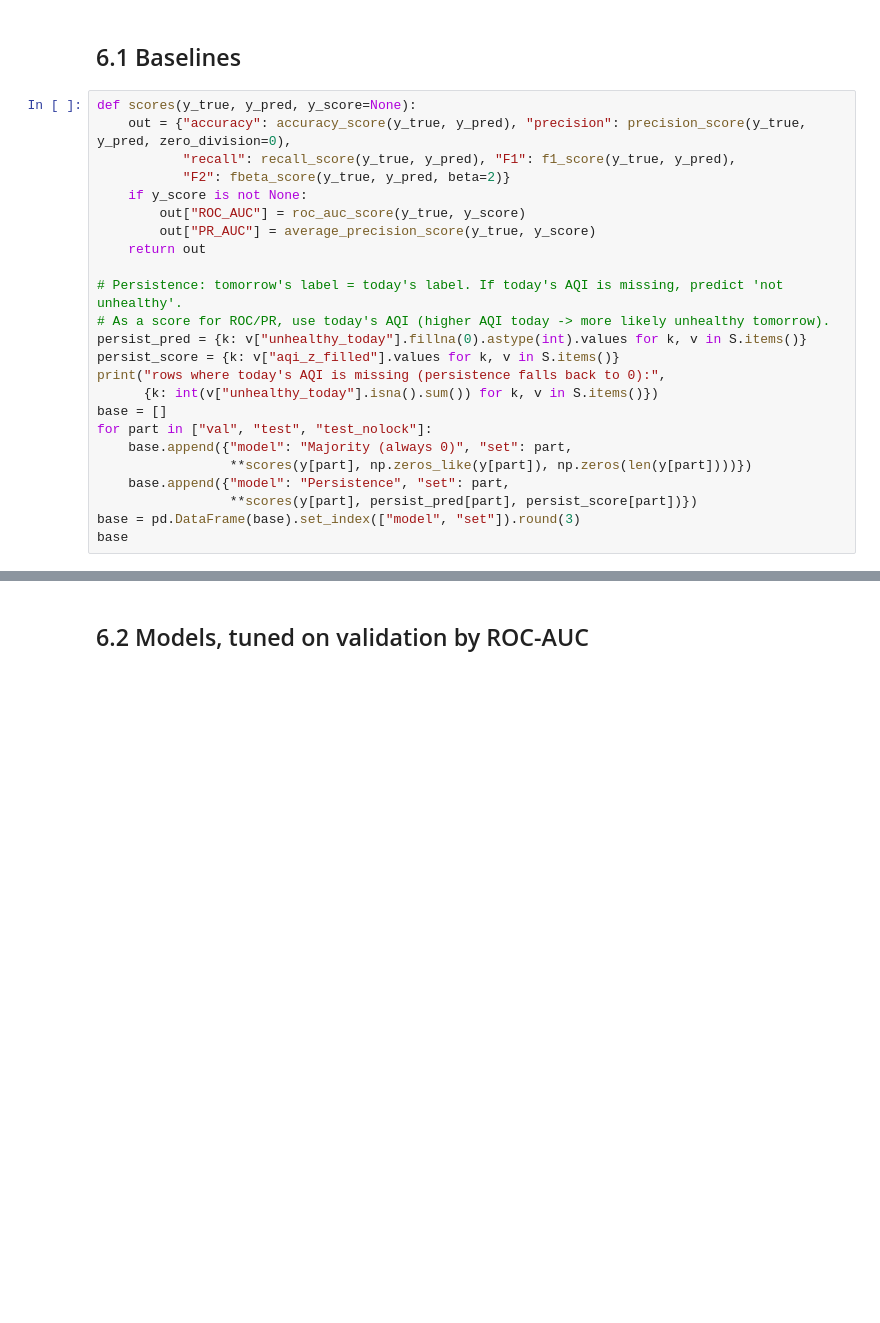
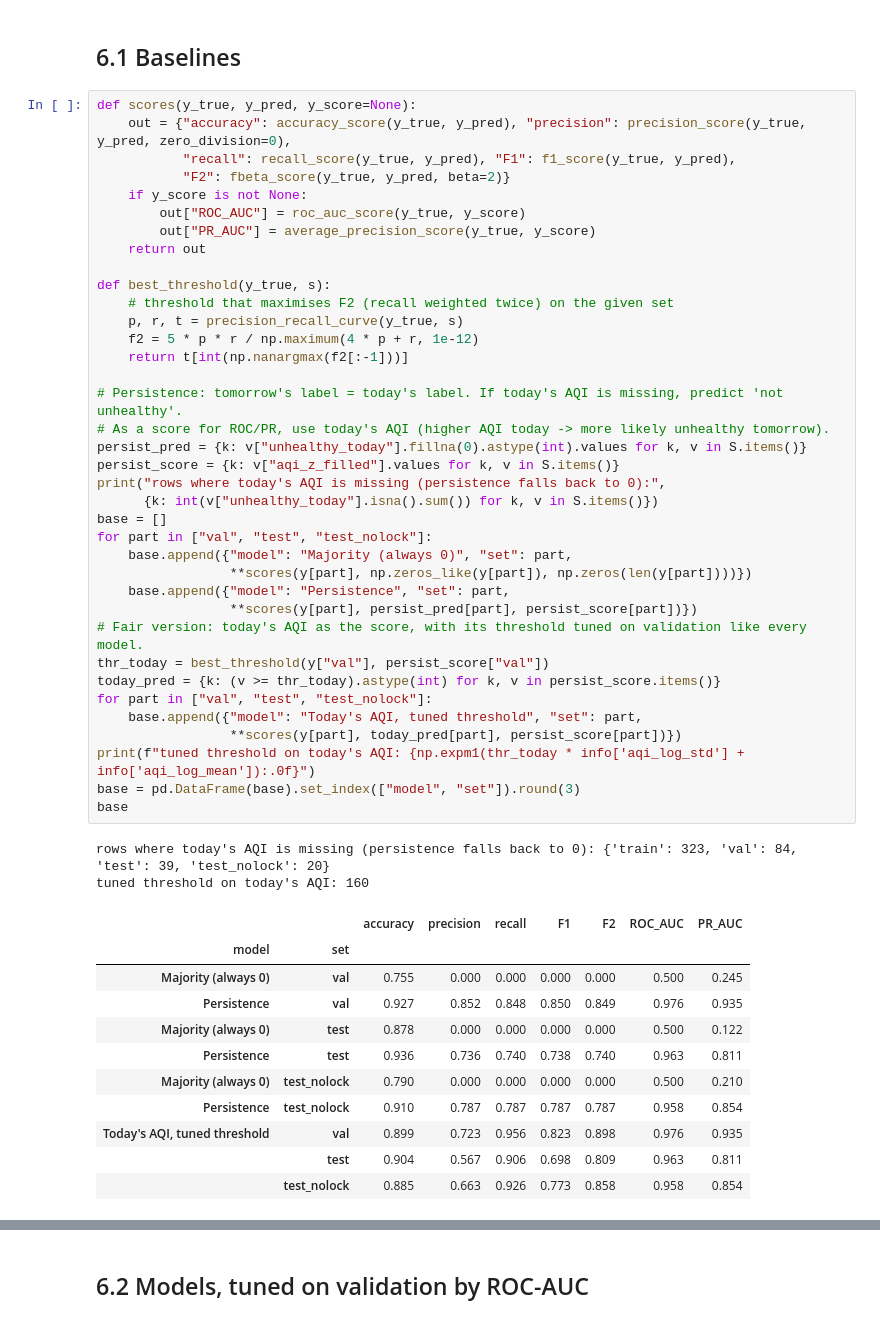
Before and after one commit to s-aura-bhhh/Air-quality-analysis, a Jupyter notebook: notebooks/06_rq2_classification.ipynb, the cells around one changed output, grey strips where cells are left out. Saved outputs shown, nothing was run; the diff lists cells and outputs as text; blank space fills up the shorter version.

```diff
--- a/notebooks/06_rq2_classification.ipynb
+++ b/notebooks/06_rq2_classification.ipynb
@@ -65,26 +71,53 @@ pd.DataFrame({k: {"rows": len(v), "positive_rate": round(y[k].mean(), 3)} for k,
 # %%
 def scores(y_true, y_pred, y_score=None):
     out = {"accuracy": accuracy_score(y_true, y_pred), "precision": precision_score(y_true, y_pred, zero_division=0),
            "recall": recall_score(y_true, y_pred), "F1": f1_score(y_true, y_pred),
            "F2": fbeta_score(y_true, y_pred, beta=2)}
     if y_score is not None:
         out["ROC_AUC"] = roc_auc_score(y_true, y_score)
         out["PR_AUC"] = average_precision_score(y_true, y_score)
     return out
+
+def best_threshold(y_true, s):
+    # threshold that maximises F2 (recall weighted twice) on the given set
+    p, r, t = precision_recall_curve(y_true, s)
+    f2 = 5 * p * r / np.maximum(4 * p + r, 1e-12)
+    return t[int(np.nanargmax(f2[:-1]))]
 
 # Persistence: tomorrow's label = today's label. If today's AQI is missing, predict 'not unhealthy'.
 # As a score for ROC/PR, use today's AQI (higher AQI today -> more likely unhealthy tomorrow).
 persist_pred = {k: v["unhealthy_today"].fillna(0).astype(int).values for k, v in S.items()}
 persist_score = {k: v["aqi_z_filled"].values for k, v in S.items()}
 print("rows where today's AQI is missing (persistence falls back to 0):",
       {k: int(v["unhealthy_today"].isna().sum()) for k, v in S.items()})
 base = []
 for part in ["val", "test", "test_nolock"]:
     base.append({"model": "Majority (always 0)", "set": part,
                  **scores(y[part], np.zeros_like(y[part]), np.zeros(len(y[part])))})
     base.append({"model": "Persistence", "set": part,
                  **scores(y[part], persist_pred[part], persist_score[part])})
+# Fair version: today's AQI as the score, with its threshold tuned on validation like every model.
+thr_today = best_threshold(y["val"], persist_score["val"])
+today_pred = {k: (v >= thr_today).astype(int) for k, v in persist_score.items()}
+for part in ["val", "test", "test_nolock"]:
+    base.append({"model": "Today's AQI, tuned threshold", "set": part,
+                 **scores(y[part], today_pred[part], persist_score[part])})
+print(f"tuned threshold on today's AQI: {np.expm1(thr_today * info['aqi_log_std'] + info['aqi_log_mean']):.0f}")
 base = pd.DataFrame(base).set_index(["model", "set"]).round(3)
 base
+# %% [output]
+rows where today's AQI is missing (persistence falls back to 0): {'train': 323, 'val': 84, 'test': 39, 'test_nolock': 20}
+tuned threshold on today's AQI: 160
+|  |  | accuracy | precision | recall | F1 | F2 | ROC_AUC | PR_AUC |
+| model | set |  |  |  |  |  |  |  |
+| Majority (always 0) | val | 0.755 | 0.000 | 0.000 | 0.000 | 0.000 | 0.500 | 0.245 |
+| Persistence | val | 0.927 | 0.852 | 0.848 | 0.850 | 0.849 | 0.976 | 0.935 |
+| Majority (always 0) | test | 0.878 | 0.000 | 0.000 | 0.000 | 0.000 | 0.500 | 0.122 |
+| Persistence | test | 0.936 | 0.736 | 0.740 | 0.738 | 0.740 | 0.963 | 0.811 |
+| Majority (always 0) | test_nolock | 0.790 | 0.000 | 0.000 | 0.000 | 0.000 | 0.500 | 0.210 |
+| Persistence | test_nolock | 0.910 | 0.787 | 0.787 | 0.787 | 0.787 | 0.958 | 0.854 |
+| Today's AQI, tuned threshold | val | 0.899 | 0.723 | 0.956 | 0.823 | 0.898 | 0.976 | 0.935 |
+|  | test | 0.904 | 0.567 | 0.906 | 0.698 | 0.809 | 0.963 | 0.811 |
+|  | test_nolock | 0.885 | 0.663 | 0.926 | 0.773 | 0.858 | 0.958 | 0.854 |
 # %% [markdown]
 The majority classifier reaches high accuracy on test (most 2020 days are not unhealthy) with zero
```
Also changed, not shown: parts of 14 cells of this notebook, 46 other files.
